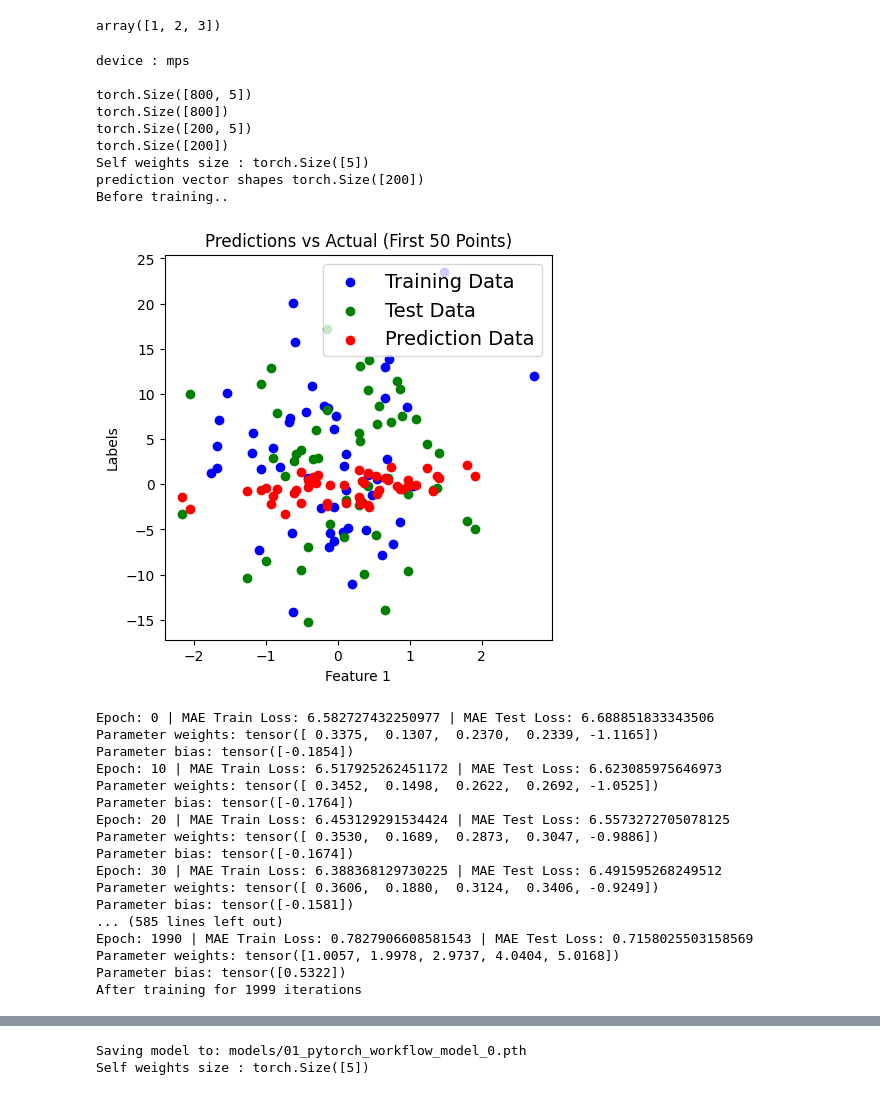
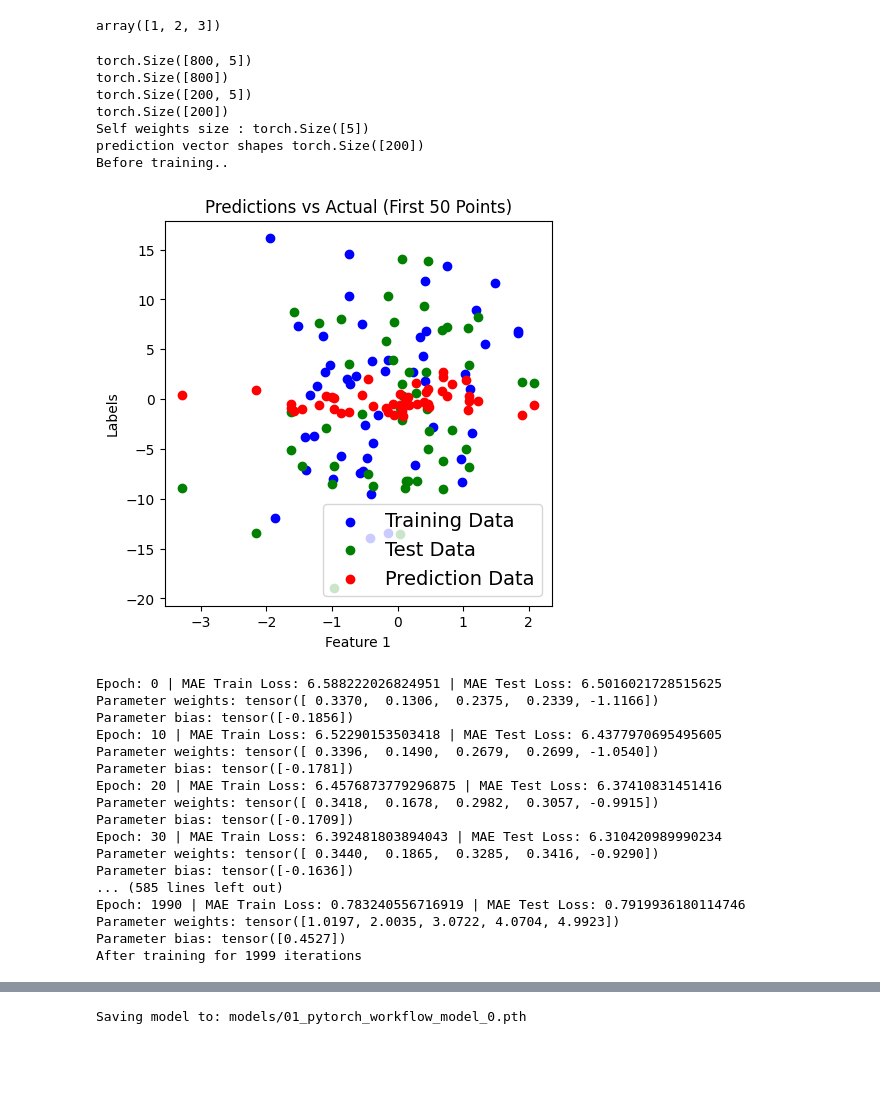
Before and after one commit to rravindran123/ML, a Jupyter notebook: practice.ipynb, the cells around one changed output, grey strips where cells are left out. Drawn from its saved outputs; the diff is of its cells as text; code cells hidden in the pictures; blank space fills up the shorter version.

```diff
--- a/practice.ipynb
+++ b/practice.ipynb
@@ -578,15 +577,6 @@ def plotlosscurve(train_loss_values, test_loss_values, epoch_count):
     plt.xlabel("Epochs")
     plt.legend();
 
-
-if torch.cuda.is_available():
-    device = "cuda" # Use NVIDIA GPU (if available)
-elif torch.backends.mps.is_available():
-    device = "mps" # Use Apple Silicon GPU (if available)
-else:
-    device = "cpu" # Default to CPU if no GPU is available
-
-print(f"device : {device}")
 
 # main routine
 dataset= generate()
@@ -678,63 +668,48 @@ for epoch in range(epochs):
             print(f"Epoch: {epoch} | MAE Train Loss: {loss} | MAE Test Loss: {test_loss} ")
             # Print model parameters
             for name, param in model_0.named_parameters():
                 if param.requires_grad:
                     print(f"Parameter {name}: {param.data}")
 
 
 print(f"After training for {epoch} iterations")
 plot_predictions(x_train, y_train, x_test, y_test, test_pred)
 plotlosscurve(train_loss_values, test_loss_values, epoch_count)
 
 from pathlib import Path
 
 MODEL_PATH = Path("models")
 MODEL_PATH.mkdir(parents=True, exist_ok=True)
 MODEL_NAME = "01_pytorch_workflow_model_0.pth"
 MODEL_SAVE_PATH = MODEL_PATH/MODEL_NAME
 
 # 3. Save the model state dict
 print(f"Saving model to: {MODEL_SAVE_PATH}")
 torch.save(obj=model_0.state_dict(), # only saving the state_dict() only saves the models learned parameters
            f=MODEL_SAVE_PATH)
-
-# Instantiate a new instance of our model (this will be instantiated with random weights)
-loaded_model_0 =  TestLinearRegressionModel()
-
-# Load the state_dict of our saved model (this will update the new instance of our model with trained weights)
-loaded_model_0.load_state_dict(torch.load(f=MODEL_SAVE_PATH))
-
-loaded_model_0.eval()
-
-with torch.inference_mode():
-    loaded_model_preds = loaded_model_0(x_test)
-
-test_pred == loaded_model_preds
 # %% [output]
-device : mps
-
 torch.Size([800, 5])
 torch.Size([800])
 torch.Size([200, 5])
 torch.Size([200])
 Self weights size : torch.Size([5])
 prediction vector shapes torch.Size([200])
 Before training..
-[figure, old version]
+[figure, new version]
-Epoch: 0 | MAE Train Loss: 6.582727432250977 | MAE Test Loss: 6.688851833343506
-Parameter weights: tensor([ 0.3375,  0.1307,  0.2370,  0.2339, -1.1165])
-Parameter bias: tensor([-0.1854])
-Epoch: 10 | MAE Train Loss: 6.517925262451172 | MAE Test Loss: 6.623085975646973
-Parameter weights: tensor([ 0.3452,  0.1498,  0.2622,  0.2692, -1.0525])
-Parameter bias: tensor([-0.1764])
-Epoch: 20 | MAE Train Loss: 6.453129291534424 | MAE Test Loss: 6.5573272705078125
-Parameter weights: tensor([ 0.3530,  0.1689,  0.2873,  0.3047, -0.9886])
-Parameter bias: tensor([-0.1674])
-Epoch: 30 | MAE Train Loss: 6.388368129730225 | MAE Test Loss: 6.491595268249512
-Parameter weights: tensor([ 0.3606,  0.1880,  0.3124,  0.3406, -0.9249])
-Parameter bias: tensor([-0.1581])
+Epoch: 0 | MAE Train Loss: 6.588222026824951 | MAE Test Loss: 6.5016021728515625
+Parameter weights: tensor([ 0.3370,  0.1306,  0.2375,  0.2339, -1.1166])
+Parameter bias: tensor([-0.1856])
+Epoch: 10 | MAE Train Loss: 6.52290153503418 | MAE Test Loss: 6.4377970695495605
+Parameter weights: tensor([ 0.3396,  0.1490,  0.2679,  0.2699, -1.0540])
+Parameter bias: tensor([-0.1781])
+Epoch: 20 | MAE Train Loss: 6.4576873779296875 | MAE Test Loss: 6.37410831451416
+Parameter weights: tensor([ 0.3418,  0.1678,  0.2982,  0.3057, -0.9915])
+Parameter bias: tensor([-0.1709])
+Epoch: 30 | MAE Train Loss: 6.392481803894043 | MAE Test Loss: 6.310420989990234
+Parameter weights: tensor([ 0.3440,  0.1865,  0.3285,  0.3416, -0.9290])
+Parameter bias: tensor([-0.1636])
 ... (585 lines left out)
-Epoch: 1990 | MAE Train Loss: 0.7827906608581543 | MAE Test Loss: 0.7158025503158569
-Parameter weights: tensor([1.0057, 1.9978, 2.9737, 4.0404, 5.0168])
-Parameter bias: tensor([0.5322])
+Epoch: 1990 | MAE Train Loss: 0.783240556716919 | MAE Test Loss: 0.7919936180114746
+Parameter weights: tensor([1.0197, 2.0035, 3.0722, 4.0704, 4.9923])
+Parameter bias: tensor([0.4527])
 After training for 1999 iterations
@@ -742,2 +717 @@ After training for 1999 iterations
 Saving model to: models/01_pytorch_workflow_model_0.pth
-Self weights size : torch.Size([5])
```
Also changed, not shown: parts of 9 cells of this notebook, 10 other files.
